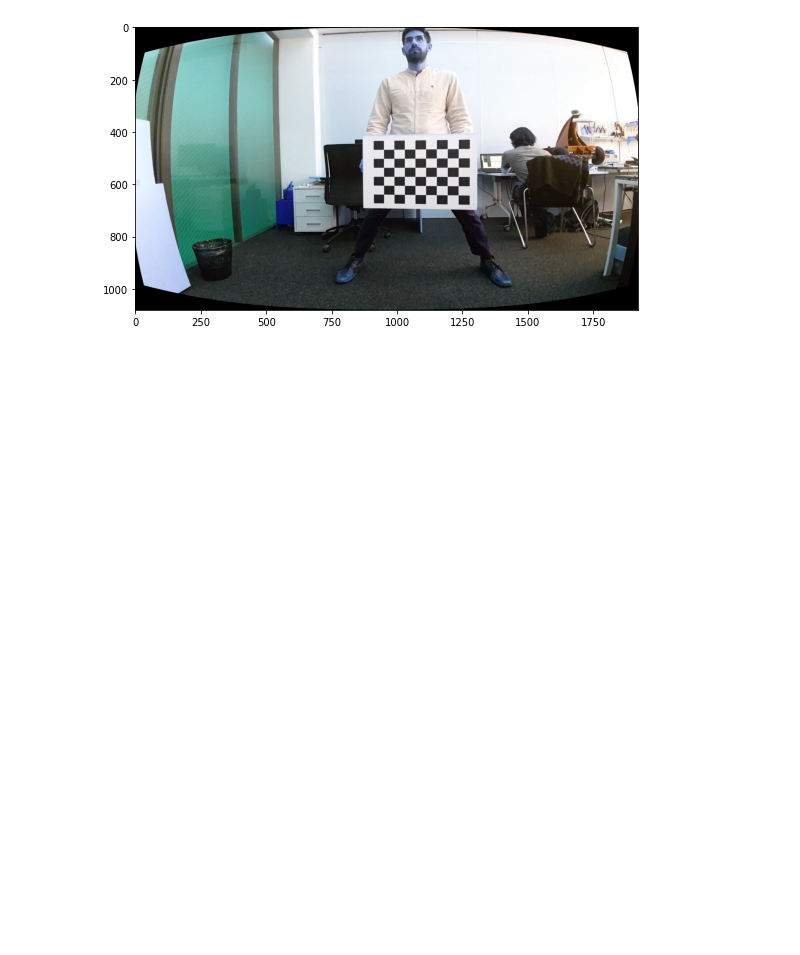
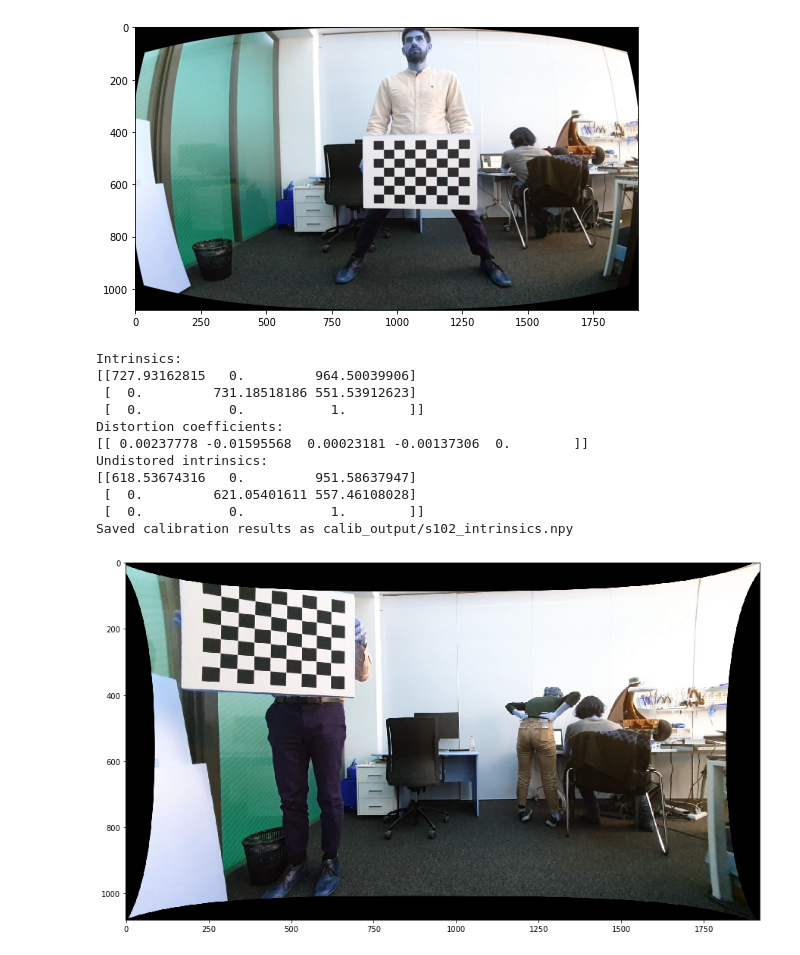
Before and after one commit to Marselka/CalibrationProject, a Jupyter notebook: intrinsics_calibration.ipynb, the cells around one changed output. Saved outputs shown, nothing was run; the diff lists cells and outputs as text; code cells hidden in the pictures; blank space fills up the shorter version.

```diff
--- a/intrinsics_calibration.ipynb
+++ b/intrinsics_calibration.ipynb
@@ -53,3 +66,19 @@ Undistored intrinsics:
  [  0.           0.           1.        ]]
 Saved calibration results as calib_output/s10_intrinsics.npy
 [figure]
+# %%
+calib_name = 's102'
+output_calib_results(intrinsics, dist_coeff, shape, images, 10, calib_name)
+# %% [output]
+Intrinsics:
+[[727.93162815   0.         964.50039906]
+ [  0.         731.18518186 551.53912623]
+ [  0.           0.           1.        ]]
+Distortion coefficients:
+[[ 0.00237778 -0.01595568  0.00023181 -0.00137306  0.        ]]
+Undistored intrinsics:
+[[618.53674316   0.         951.58637947]
+ [  0.         621.05401611 557.46108028]
+ [  0.           0.           1.        ]]
+Saved calibration results as calib_output/s102_intrinsics.npy
+[figure, added]
```
Also changed, not shown: parts of 9 cells of this notebook, 2 other files.
